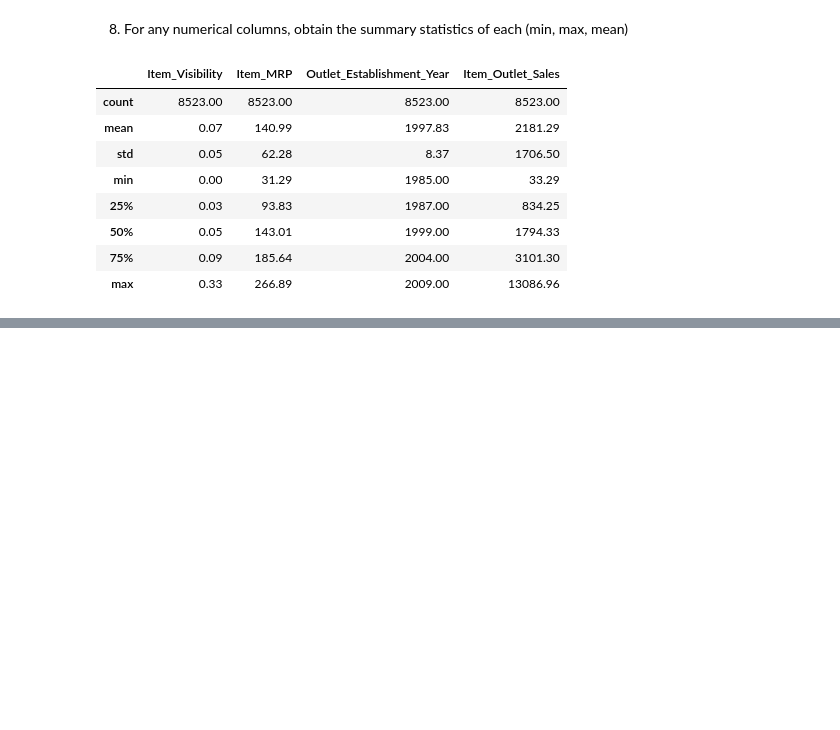
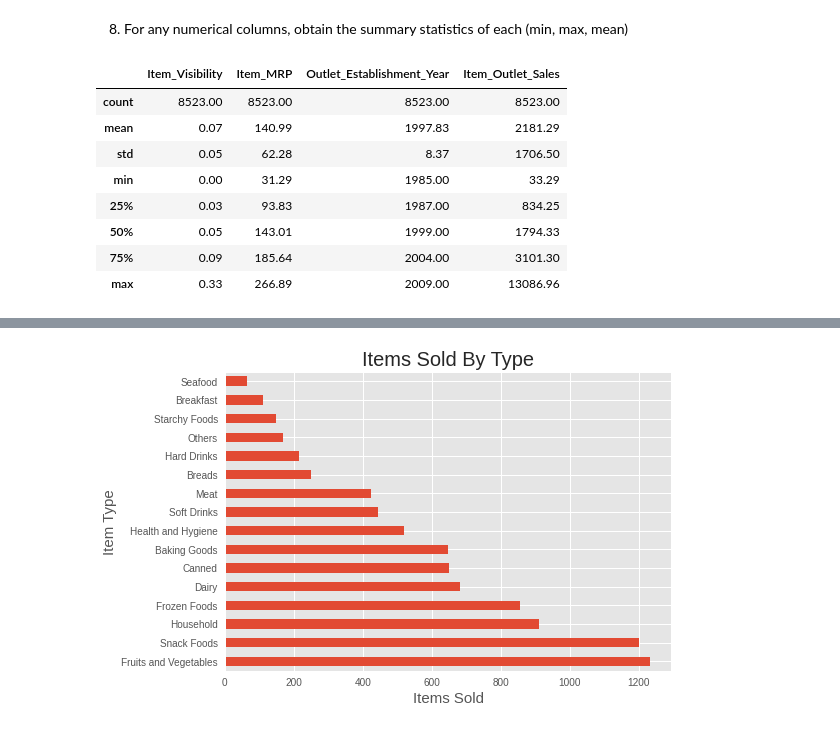
Before and after one commit to CheyQ27/Grocery-Sales, a Jupyter notebook: Sales_Predictions.ipynb, the cells around one changed output, grey strips where cells are left out. Drawn from its saved outputs; the diff is of its cells as text; code cells hidden in the pictures; blank space fills up the shorter version.

```diff
--- a/Sales_Predictions.ipynb
+++ b/Sales_Predictions.ipynb
@@ -257,0 +273,4 @@ sns.boxplot(data=df, x= 'Item_MRP')
+# %%
+#Items sold by type
+ISBT = df['Item_Type'].value_counts()
+ISBT
@@ -257,0 +295,9 @@ sns.boxplot(data=df, x= 'Item_MRP')
+# %%
+ISBT.plot(kind = 'barh')
+plt.title('Items Sold By Type', fontsize = 20)
+plt.ylabel('Item Type', fontsize = 15)
+plt.xlabel('Items Sold', fontsize = 15)
+
+plt.show;
+# %% [output]
+[figure, added]
```
Also changed, not shown: parts of 20 cells of this notebook.
